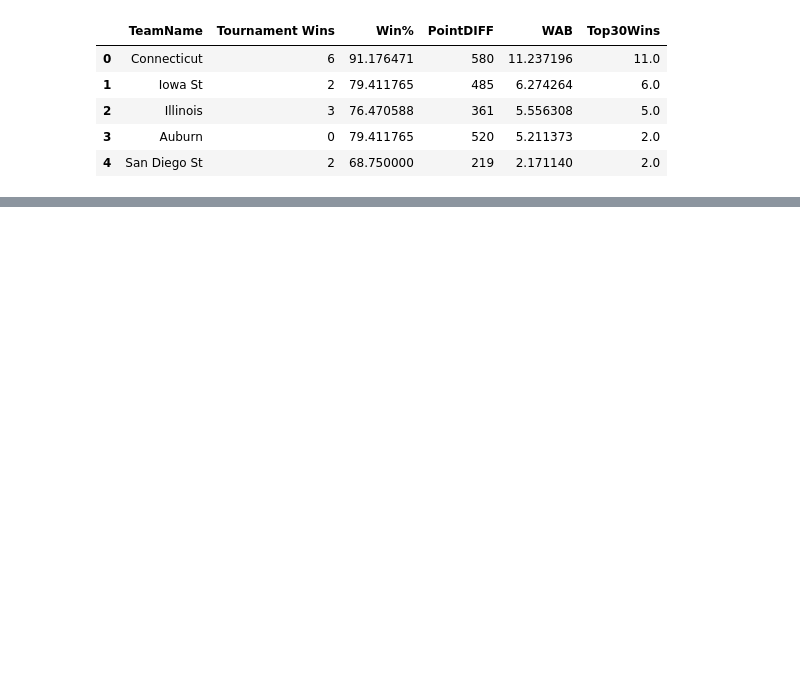
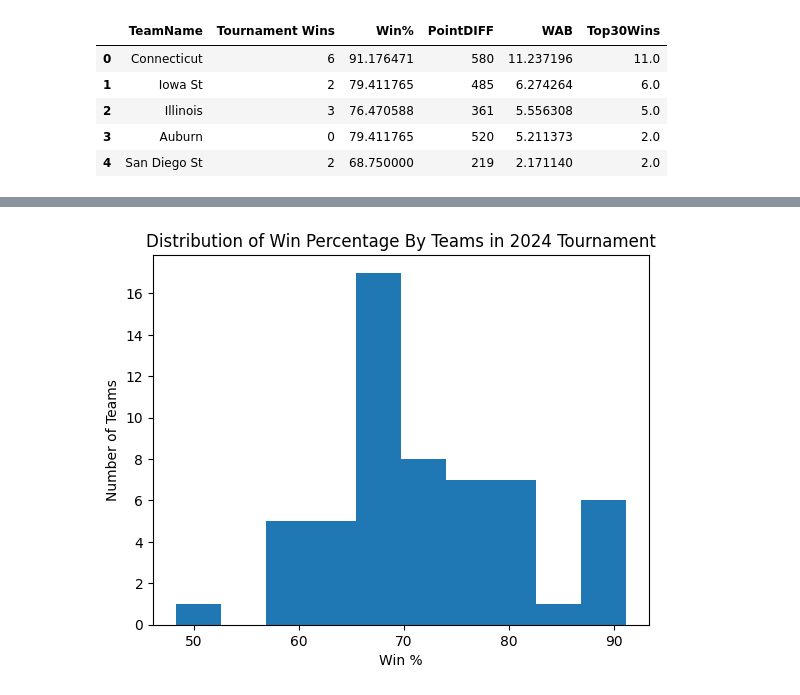
Before and after one commit to joshuaxiao13/kaggle-march-madness-2025, a Jupyter notebook: notebook.ipynb, the cells around one changed output, grey strips where cells are left out. Cells and saved outputs as stored; diff of their text form; code cells hidden in the pictures; blank space fills up the shorter version.

```diff
--- a/notebook.ipynb
+++ b/notebook.ipynb
@@ -341,0 +354,8 @@ Xy_ORLE.head()
+# %%
+plt.hist(Xy_ORLE["Win%"], bins=10)
+plt.title("Distribution of Win Percentage By Teams in 2024 Tournament")
+plt.ylabel("Number of Teams")
+plt.xlabel("Win %")
+plt.savefig("./images/distribution-2024-win-percentage.png")
+# %% [output]
+[figure, added]
```
Also changed, not shown: parts of 8 cells of this notebook.
